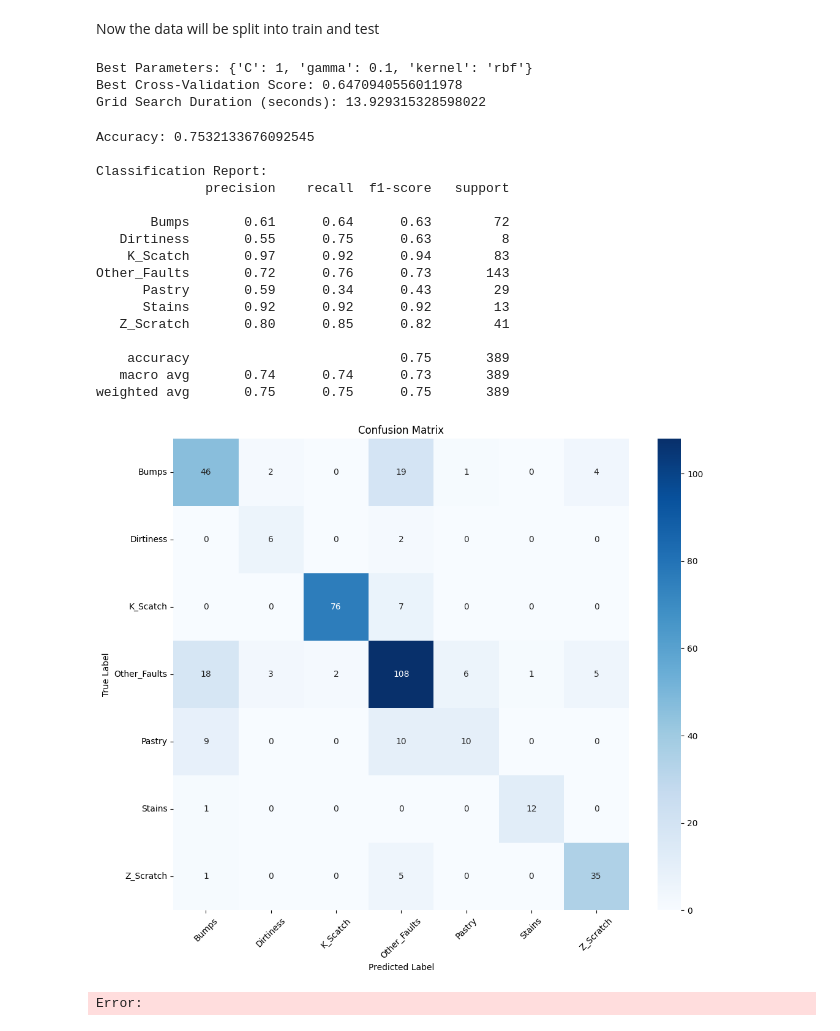
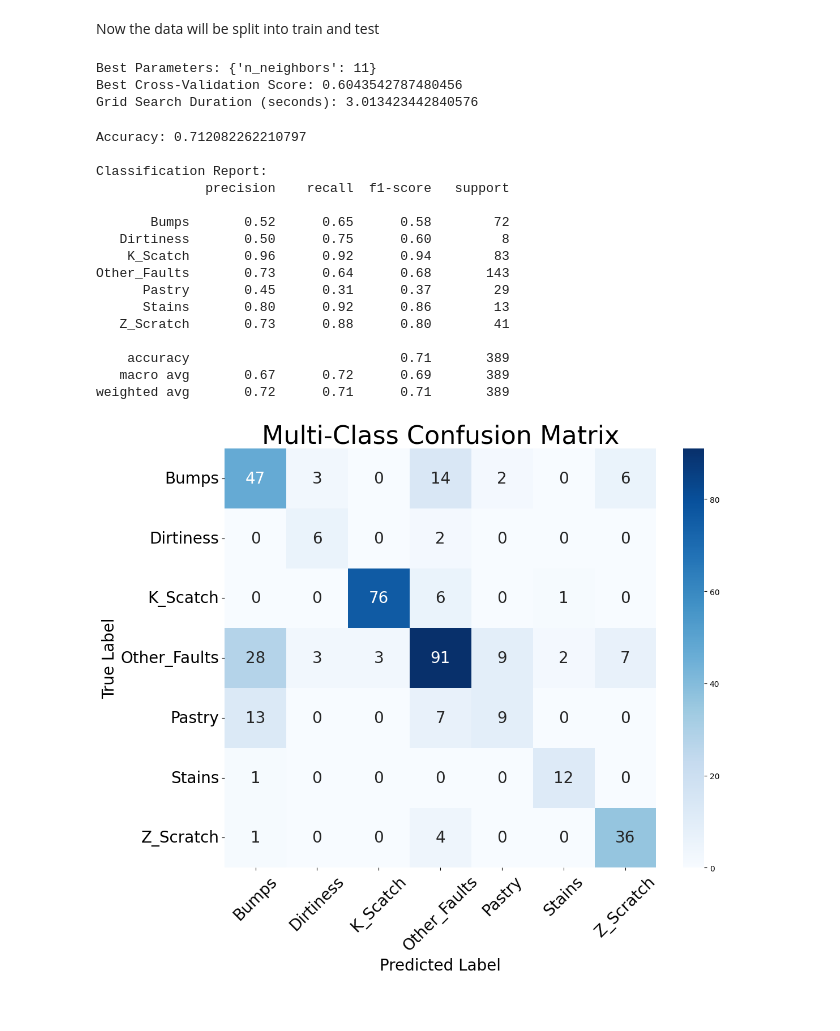
Before and after one commit to MNejmann/AAU-VT1-AML-Miniproject, a Jupyter notebook: multiclass_classification.ipynb, the cells around one changed output. Drawn from its saved outputs; the diff is of its cells as text; code cells hidden in the pictures.

```diff
--- a/multiclass_classification.ipynb
+++ b/multiclass_classification.ipynb
@@ -117,15 +116,15 @@ Now the data will be split into train and test
 # %%
 from scipy.stats import uniform, loguniform
 from sklearn.svm import SVC
+from sklearn.neighbors import KNeighborsClassifier
+# Perform grid search with cross-validation for best value of k in KNN
 def grid_search_cv(x,y):
     param_grid = {
-        'C': [0.1, 1, 10, 100],
-        'kernel': ['linear', 'rbf'],
-        'gamma': ['scale', 'auto', 0.1, 1]
+        'n_neighbors': [3, 5, 7, 9, 11, 13, 15, 17, 19],
     }
 
     grid_search = GridSearchCV(
-        SVC(),
+        KNeighborsClassifier(),
         param_grid,
         cv=5,
         n_jobs=-1,
@@ -143,53 +142,51 @@ print("Best Parameters:", best_params)
 print("Best Cross-Validation Score:", best_score)
 print("Grid Search Duration (seconds):", duration)
 # %% [output]
-Best Parameters: {'C': 1, 'gamma': 0.1, 'kernel': 'rbf'}
-Best Cross-Validation Score: 0.6470940556011978
-Grid Search Duration (seconds): 13.929315328598022
+Best Parameters: {'n_neighbors': 11}
+Best Cross-Validation Score: 0.6043542787480456
+Grid Search Duration (seconds): 3.013423442840576
 # %%
 
-
-#train test
-
+# Split the dataset into training and testing sets
 x_train, x_test, y_train, y_test = train_test_split(x_scaled, y_df, test_size=0.2, random_state=42)
 
 
 # model using logistic regression with best params from grid search ** used to unpack the string
-dt_classifier = SVC(**best_params)
+dt_classifier = KNeighborsClassifier(**best_params)
 dt_classifier.fit(x_train, y_train)
 
 # Model Evaluation
 y_pred = dt_classifier.predict(x_test)
 print("Accuracy:", accuracy_score(y_test, y_pred))
 print("\nClassification Report:")
 print(classification_report(y_test, y_pred))
 
 # Confusion Matrix
 cm = confusion_matrix(y_test, y_pred)
 plt.figure(figsize=(12, 10))
-sns.heatmap(cm, annot=True, fmt='d', cmap='Blues')
-plt.title('Confusion Matrix')
-plt.ylabel('True Label')
-plt.xlabel('Predicted Label')
-plt.xticks(ticks=np.arange(len(dt_classifier.classes_))+0.5, labels=dt_classifier.classes_, rotation=45)
-plt.yticks(ticks=np.arange(len(dt_classifier.classes_))+0.5, labels=dt_classifier.classes_, rotation=0)
+sns.heatmap(cm, annot=True, fmt='d', cmap='Blues', annot_kws={"fontsize": 20})
+plt.title('Multi-Class Confusion Matrix', fontsize= 32)
+plt.ylabel('True Label',  fontsize= 20)
+plt.xlabel('Predicted Label',  fontsize= 20)
+plt.xticks(ticks=np.arange(len(dt_classifier.classes_))+0.5, labels=dt_classifier.classes_, rotation=45, fontsize=20)
+plt.yticks(ticks=np.arange(len(dt_classifier.classes_))+0.5, labels=dt_classifier.classes_, rotation=0, fontsize=20)
+plt.tight_layout()
 plt.savefig(r'images/multiclass_confusion_matrix.png', dpi=400)
 # %% [output]
-Accuracy: 0.7532133676092545
+Accuracy: 0.712082262210797
 
 Classification Report:
               precision    recall  f1-score   support
 
-       Bumps       0.61      0.64      0.63        72
-   Dirtiness       0.55      0.75      0.63         8
-    K_Scatch       0.97      0.92      0.94        83
-Other_Faults       0.72      0.76      0.73       143
-      Pastry       0.59      0.34      0.43        29
-      Stains       0.92      0.92      0.92        13
-   Z_Scratch       0.80      0.85      0.82        41
+       Bumps       0.52      0.65      0.58        72
+   Dirtiness       0.50      0.75      0.60         8
+    K_Scatch       0.96      0.92      0.94        83
+Other_Faults       0.73      0.64      0.68       143
+      Pastry       0.45      0.31      0.37        29
+      Stains       0.80      0.92      0.86        13
+   Z_Scratch       0.73      0.88      0.80        41
 
-    accuracy                           0.75       389
-   macro avg       0.74      0.74      0.73       389
-weighted avg       0.75      0.75      0.75       389
+    accuracy                           0.71       389
+   macro avg       0.67      0.72      0.69       389
+weighted avg       0.72      0.71      0.71       389
-[figure, old version]
+[figure, new version]
-Error:
```
Also changed, not shown: parts of 3 cells of this notebook, 7 other files.
